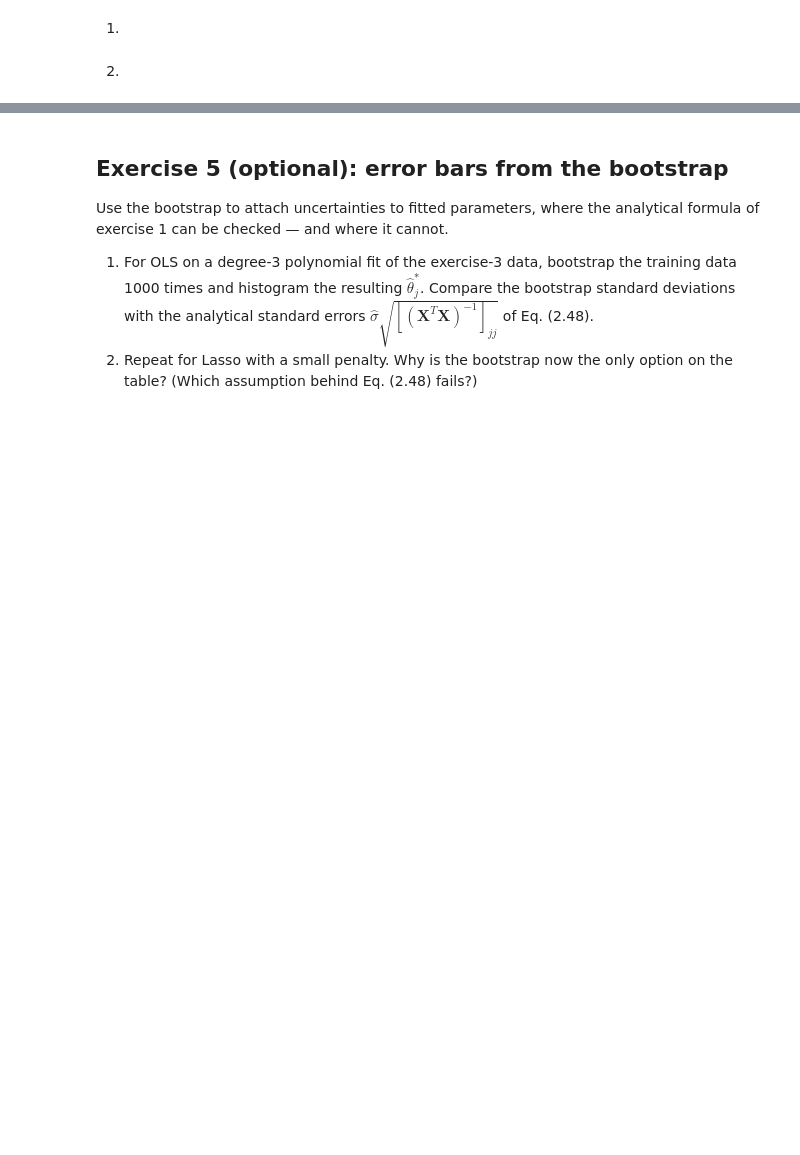
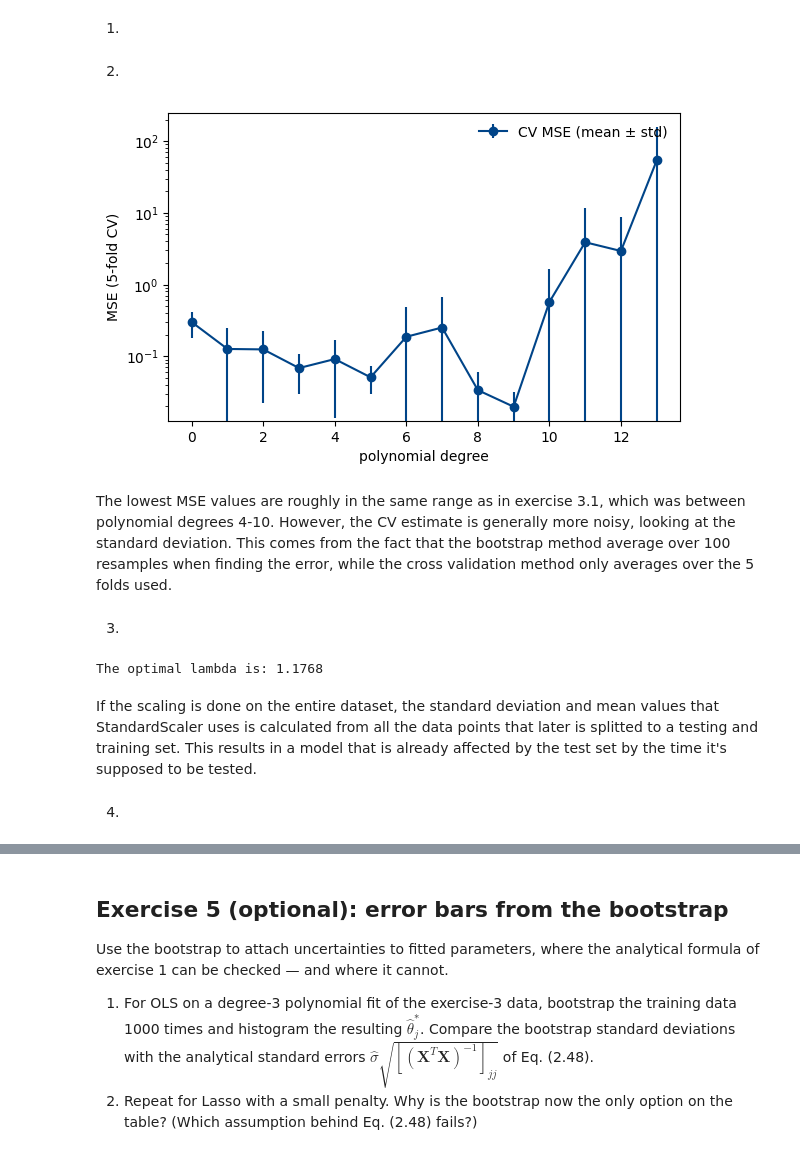
Before and after one commit to viktokr/FYS_STK4155-ukesoppgaver, a Jupyter notebook: exercisesweek36_Viktoria.ipynb, the cells around one changed output, grey strips where cells are left out. Drawn from its saved outputs; the diff is of its cells as text; code cells hidden in the pictures; blank space fills up the shorter version.

```diff
--- a/exercisesweek36_Viktoria.ipynb
+++ b/exercisesweek36_Viktoria.ipynb
@@ -504,8 +504,45 @@ def mean_std_from_kfold(x,y,k,model):
 # %%
 maxdegree = 14
 cv_mean = np.zeros(maxdegree)
 cv_std = np.zeros(maxdegree)
 
 for degree in range(maxdegree):
     model = make_pipeline(PolynomialFeatures(degree=degree),LinearRegression(fit_intercept=False))
     cv_mean[degree], cv_std[degree] = mean_std_from_kfold(x, y, k=5, model=model)
+
+fig, ax = plt.subplots(figsize=(6.6, 4.0))
+ax.errorbar(range(maxdegree), cv_mean, yerr=cv_std, fmt="o-", color=BLUE, label="CV MSE (mean ± std)")
+ax.set_yscale("log")
+ax.set_xlabel("polynomial degree")
+ax.set_ylabel("MSE (5-fold CV)")
+ax.legend(frameon=False)
+plt.show()
+# %% [output]
+[figure, added]
+# %% [markdown]
+The lowest MSE values are roughly in the same range as in exercise 3.1, which was between polynomial degrees 4-10. However, the CV estimate is generally more noisy, looking at the standard deviation. This comes from the fact that the bootstrap method average over 100 resamples when finding the error, while the cross validation method only averages over the 5 folds used.
+# %% [markdown]
+3.
+# %%
+rng = np.random.default_rng(2026)
+n4 = 100
+x4 = rng.standard_normal(n4).reshape(-1, 1)
+y4 = 3 * x4**2 + rng.standard_normal(n4).reshape(-1, 1)  # noise variance is 1
+
+lambda4 = np.logspace(-3, 5, 100)
+cv_mean_ridge = np.zeros(len(lambda4))
+cv_std_ridge = np.zeros(len(lambda4))
+
+for i, lam in enumerate(lambda4):
+    model = make_pipeline(PolynomialFeatures(degree=6),StandardScaler(),Ridge(alpha=lam))
+    cv_mean_ridge[i], cv_std_ridge[i] = mean_std_from_kfold(x4, y4, k=5, model=model)
+
+optimal_lambda = lambda4[np.argmin(cv_mean_ridge)]
+
+print(f'The optimal lambda is: {optimal_lambda:.4f}')
+# %% [output]
+The optimal lambda is: 1.1768
+# %% [markdown]
+If the scaling is done on the entire dataset, the standard deviation and mean values that StandardScaler uses is calculated from all the data points that later is splitted to a testing and training set. This results in a model that is already affected by the test set by the time it's supposed to be tested.
+# %% [markdown]
+4.
```
Also changed, not shown: parts of 2 cells of this notebook.
